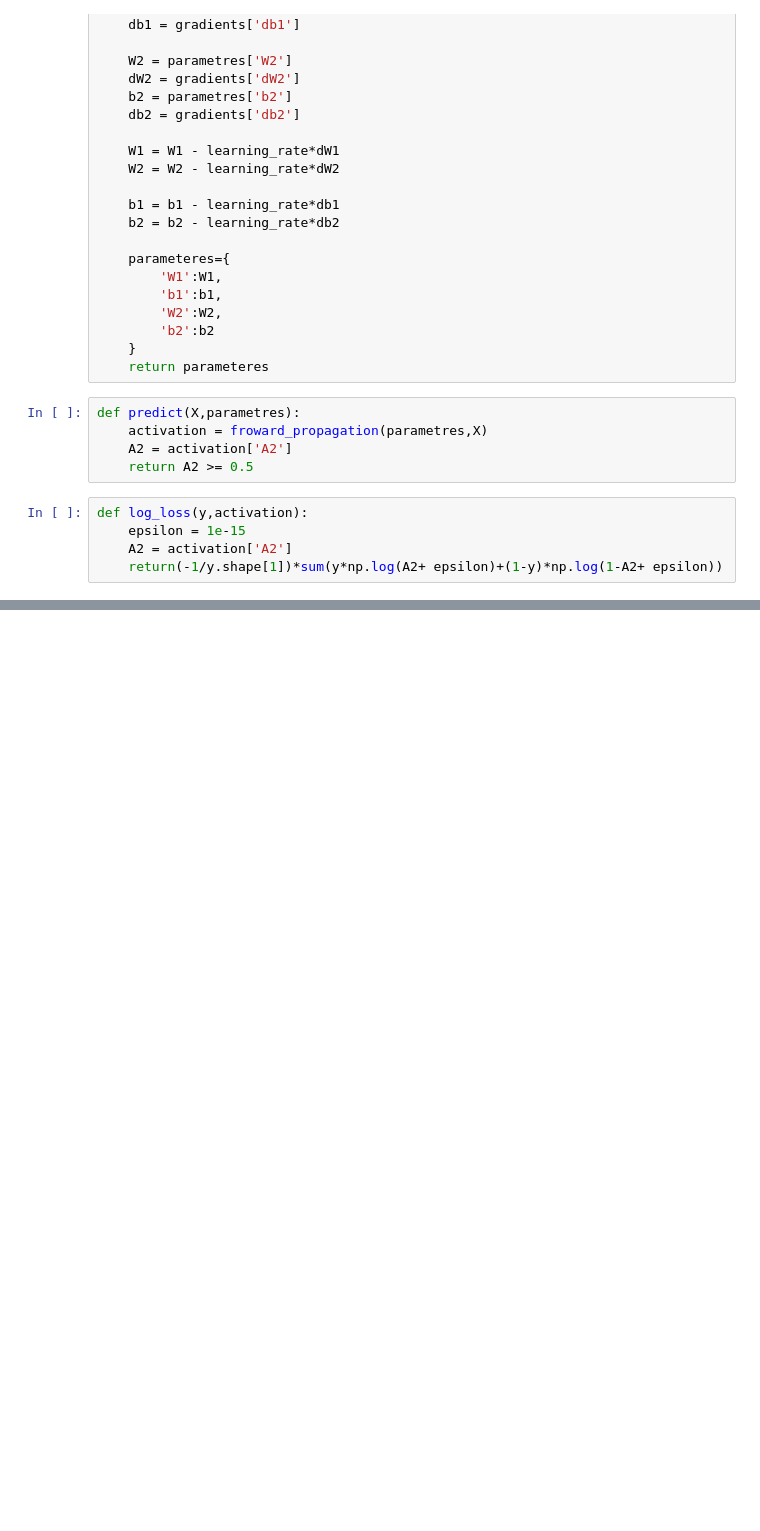
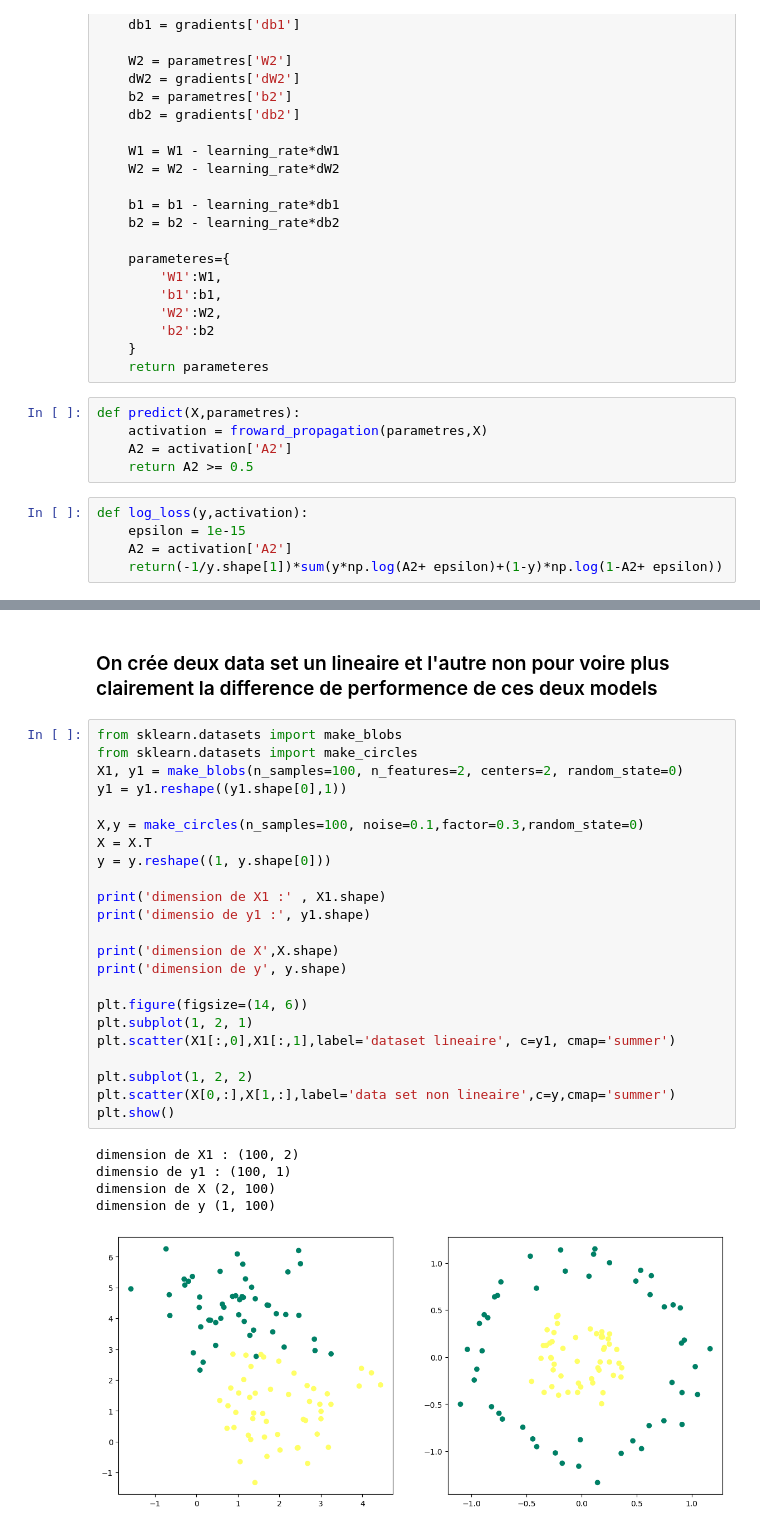
Before and after one commit to OMARterf/Reseaux_de_neurones_a_une-couches, a Jupyter notebook: reseaux_de_neurones_a_une_couches.ipynb, the cells around one changed output, grey strips where cells are left out. Saved outputs shown, nothing was run; the diff lists cells and outputs as text; blank space fills up the shorter version.

```diff
--- a/reseaux_de_neurones_a_une_couches.ipynb
+++ b/reseaux_de_neurones_a_une_couches.ipynb
@@ -137,0 +211,31 @@ def neurale_network(X_train,y_train,n1,n_inter=1000,learning_rate=0.1):
+# %% [markdown]
+### On crée deux data set un lineaire et l'autre non pour voire plus clairement la difference de performence de ces deux models
+# %%
+from sklearn.datasets import make_blobs
+from sklearn.datasets import make_circles
+X1, y1 = make_blobs(n_samples=100, n_features=2, centers=2, random_state=0)
+y1 = y1.reshape((y1.shape[0],1))
+
+X,y = make_circles(n_samples=100, noise=0.1,factor=0.3,random_state=0)
+X = X.T
+y = y.reshape((1, y.shape[0]))
+
+print('dimension de X1 :' , X1.shape)
+print('dimensio de y1 :', y1.shape)
+
+print('dimension de X',X.shape)
+print('dimension de y', y.shape)
+
+plt.figure(figsize=(14, 6))
+plt.subplot(1, 2, 1)
+plt.scatter(X1[:,0],X1[:,1],label='dataset lineaire', c=y1, cmap='summer')
+
+plt.subplot(1, 2, 2)
+plt.scatter(X[0,:],X[1,:],label='data set non lineaire',c=y,cmap='summer')
+plt.show()
+# %% [output]
+dimension de X1 : (100, 2)
+dimensio de y1 : (100, 1)
+dimension de X (2, 100)
+dimension de y (1, 100)
+[figure, added]
```
Also changed, not shown: parts of 12 cells of this notebook.
